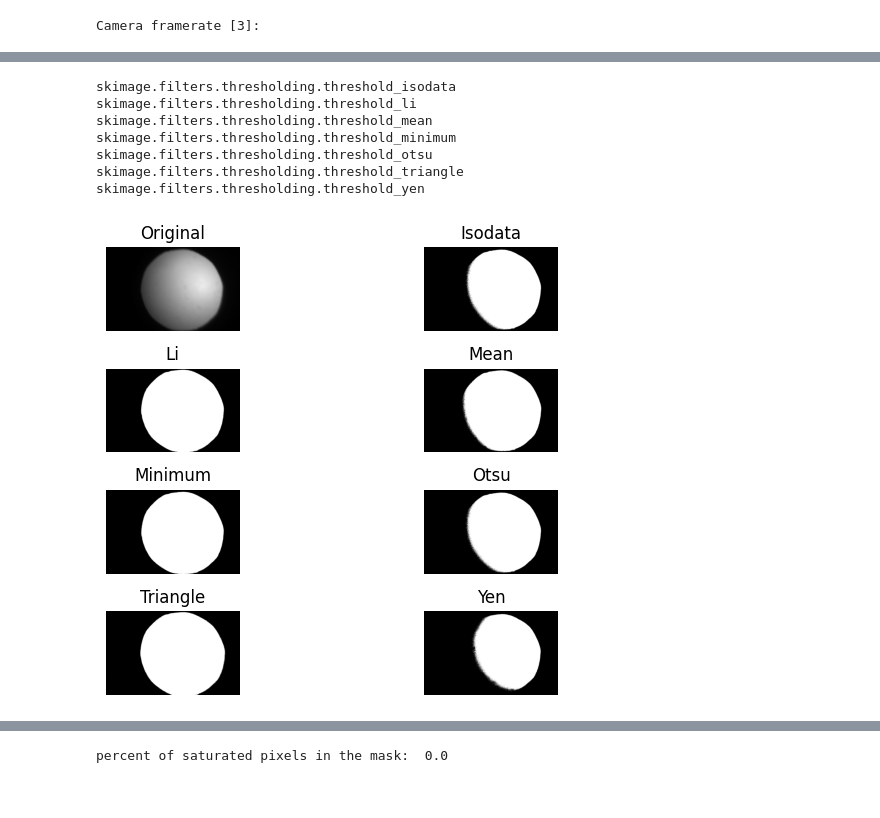
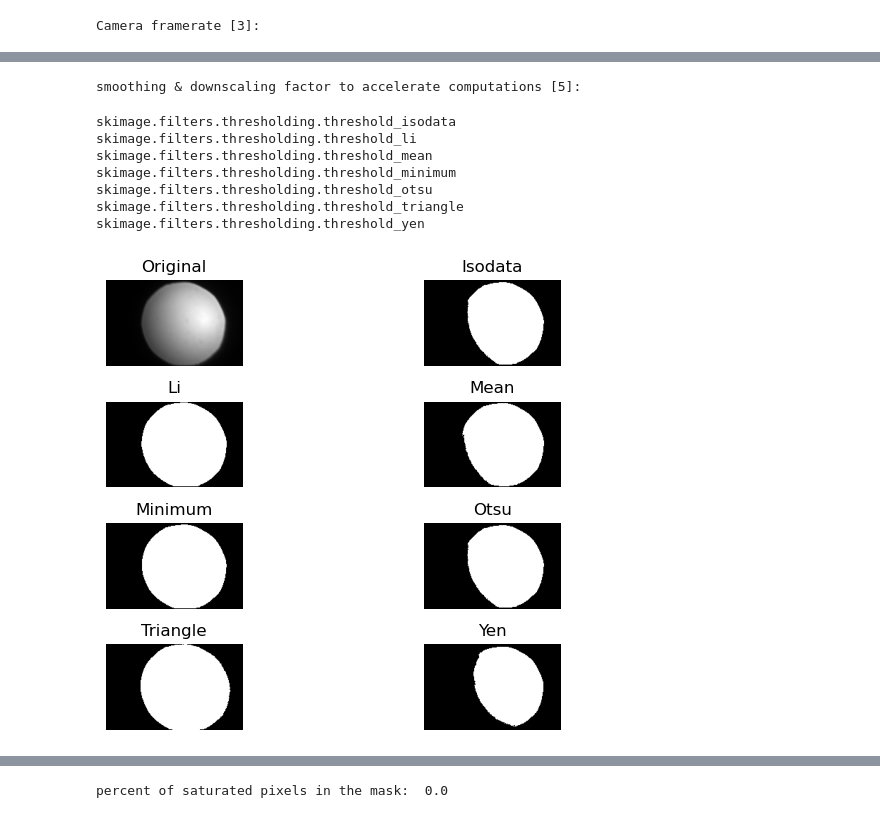
Before and after one commit to DreamRepo/light_calibration, a Jupyter notebook: notebooks/Dronpa2_video.ipynb, the cells around one changed output, grey strips where cells are left out. Drawn from its saved outputs; the diff is of its cells as text; code cells hidden in the pictures.

```diff
--- a/notebooks/Dronpa2_video.ipynb
+++ b/notebooks/Dronpa2_video.ipynb
@@ -50,4 +51,10 @@ Camera framerate [3]:
 plt.xlabel('frame')
 plt.ylabel('mean signal')
 plt.plot(np.mean(video[0:], axis = (1,2)), "ko")
+plt.figure()
+
+slices = np.mean(video, axis = (1,2))
+frames = video[slices>np.quantile(slices, 0.8)]
+frame_ref = np.mean(frames, axis =0)
+plt.imshow(frame_ref)
 # %% [output]
@@ -66,13 +64,26 @@ First useful frame [0]:
+# %%
+D = click.prompt("smoothing & downscaling factor to accelerate computations", type=int, default=5)
+D_image = downscale_local_mean(frame_ref, (D,D))
+
+#downscaling
+video_downscaled = []
+for i in range(0, video.shape[0]):
+    video_downscaled.append(downscale_local_mean(video[i], (D, D)))
+video_downscaled = np.array(video_downscaled)
+init_shape = np.copy(video_downscaled.shape)
+L, H = init_shape[1:]
+# %% [output]
+smoothing & downscaling factor to accelerate computations [5]:
 # %%
-u = skimage.filters.try_all_threshold(video[ref])
+u = skimage.filters.try_all_threshold(D_image)
 # %% [output]
 skimage.filters.thresholding.threshold_isodata
 skimage.filters.thresholding.threshold_li
 skimage.filters.thresholding.threshold_mean
 skimage.filters.thresholding.threshold_minimum
 skimage.filters.thresholding.threshold_otsu
 skimage.filters.thresholding.threshold_triangle
 skimage.filters.thresholding.threshold_yen
-[figure, old version]
+[figure, new version]
 # %%
 threshold_method = threshold_convert(click.prompt("copy the name of the thresholding method that suits you. If none suits, enter None", type = str, default="skimage.filters.thresholding.threshold_minimum"))
```
Also changed, not shown: parts of 10 cells of this notebook, 2 other files.
